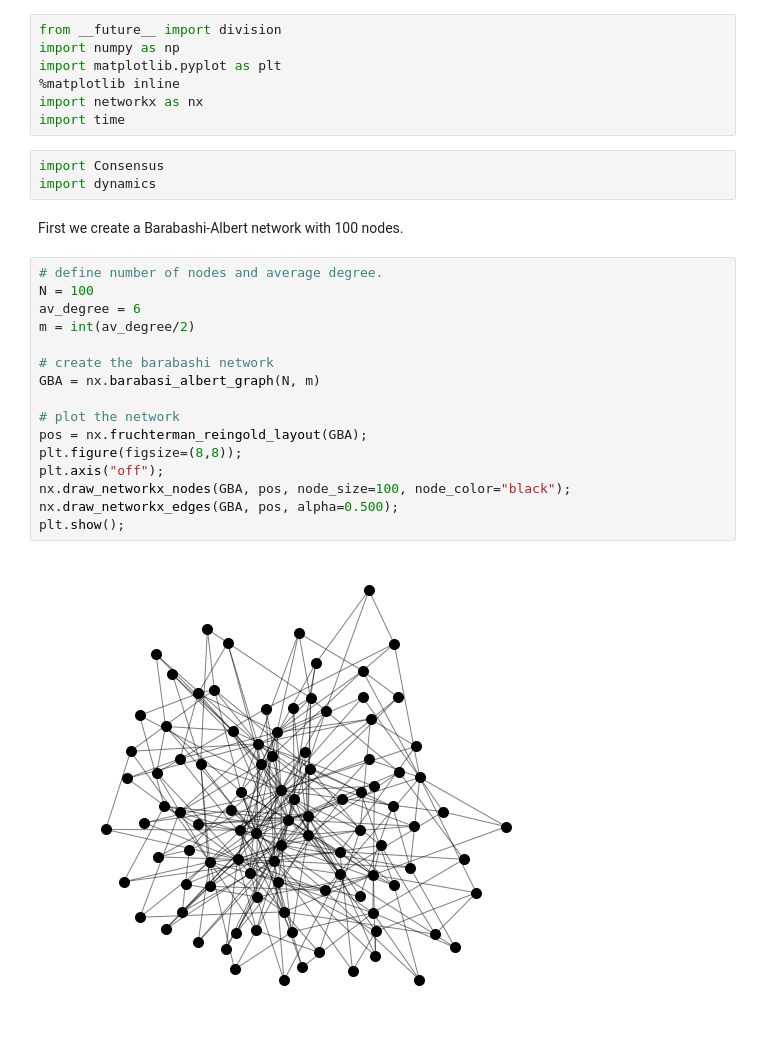
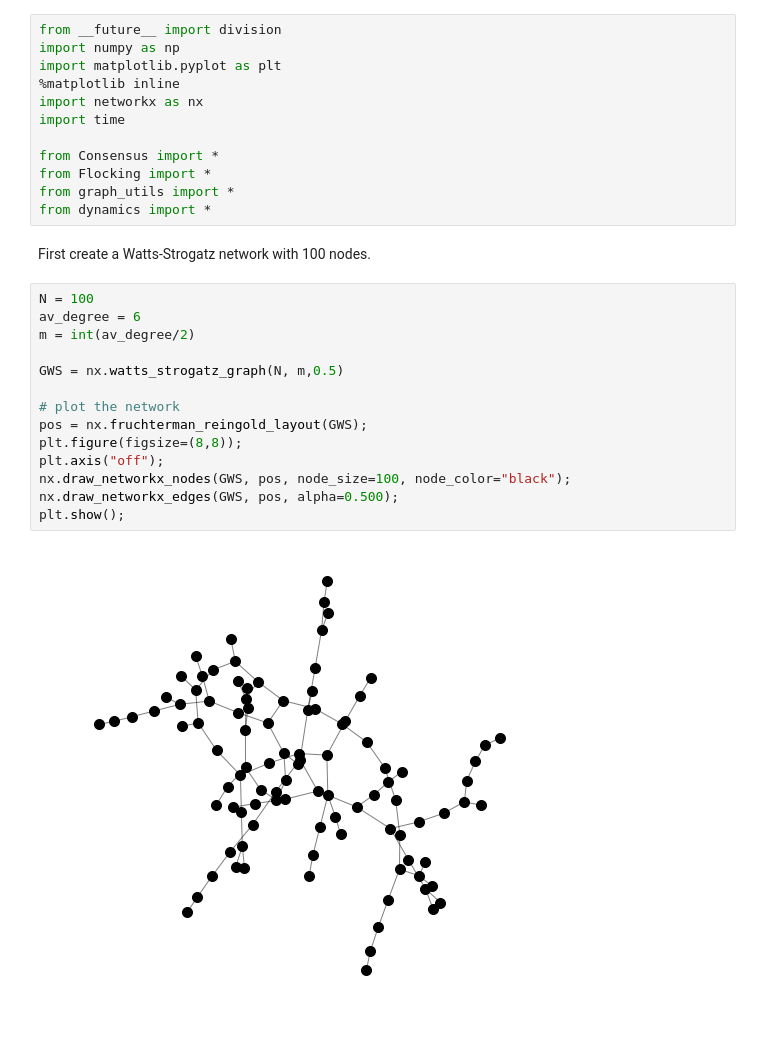
Before and after one commit to harveydevereux/Consensus, a Jupyter notebook: Example.ipynb, the cells around one changed output. Drawn from its saved outputs; the diff is of its cells as text.

```diff
--- a/Example.ipynb
+++ b/Example.ipynb
@@ -5,26 +5,26 @@ import matplotlib.pyplot as plt
 %matplotlib inline
 import networkx as nx
 import time
+
+from Consensus import *
+from Flocking import *
+from graph_utils import *
+from dynamics import *
-# %%
-import Consensus
-import dynamics
 # %% [markdown]
-First we create a Barabashi-Albert network with 100 nodes.
+First create a Watts-Strogatz network with 100 nodes.
 # %%
-# define number of nodes and average degree.
 N = 100
 av_degree = 6
 m = int(av_degree/2)
 
-# create the barabashi network
-GBA = nx.barabasi_albert_graph(N, m)
+GWS = nx.watts_strogatz_graph(N, m,0.5)
 
 # plot the network
-pos = nx.fruchterman_reingold_layout(GBA);
+pos = nx.fruchterman_reingold_layout(GWS);
 plt.figure(figsize=(8,8));
 plt.axis("off");
-nx.draw_networkx_nodes(GBA, pos, node_size=100, node_color="black");
-nx.draw_networkx_edges(GBA, pos, alpha=0.500);
+nx.draw_networkx_nodes(GWS, pos, node_size=100, node_color="black");
+nx.draw_networkx_edges(GWS, pos, alpha=0.500);
 plt.show();
 # %% [output]
-[figure, old version]
+[figure, new version]
```
Also changed, not shown: parts of 14 cells of this notebook, 39 other files.
